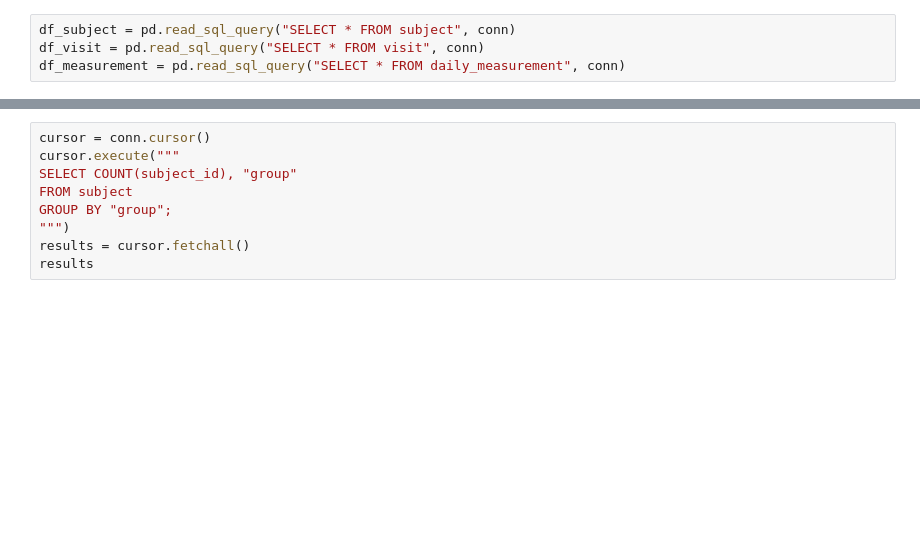
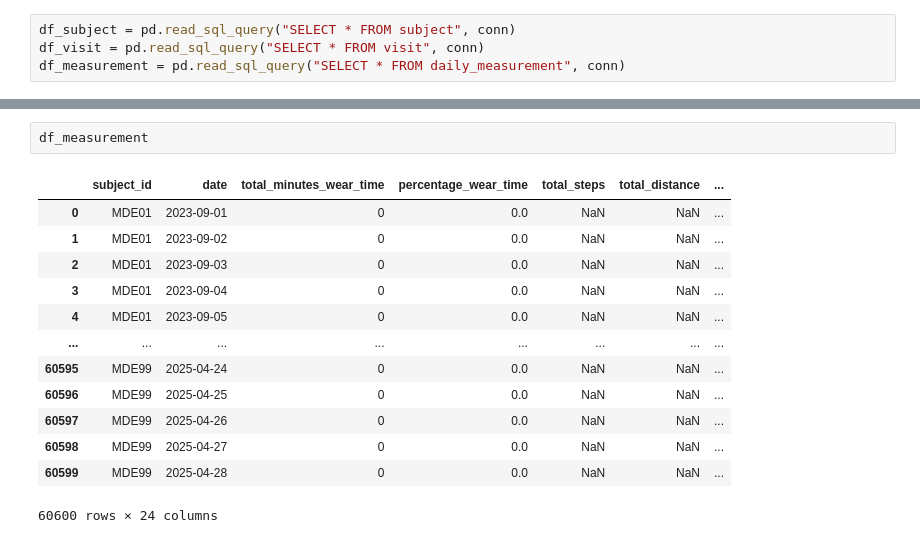
Before and after one commit to OHNLP/activity_tracker, a Jupyter notebook: notebooks/analysis.ipynb, the cells around one changed output, grey strips where cells are left out. Cells and saved outputs as stored; diff of their text form; blank space fills up the shorter version.

```diff
--- a/notebooks/analysis.ipynb
+++ b/notebooks/analysis.ipynb
@@ -79,9 +114,16 @@ plt.show()
-# %%
-cursor = conn.cursor()
-cursor.execute("""
-SELECT COUNT(subject_id), "group"
-FROM subject
-GROUP BY "group";
-""")
-results = cursor.fetchall()
-results
+# %%
+df_measurement
+# %% [output]
+|  | subject_id | date | total_minutes_wear_time | percentage_wear_time | total_steps | total_distance | ... |
+| 0 | MDE01 | 2023-09-01 | 0 | 0.0 | NaN | NaN | ... |
+| 1 | MDE01 | 2023-09-02 | 0 | 0.0 | NaN | NaN | ... |
+| 2 | MDE01 | 2023-09-03 | 0 | 0.0 | NaN | NaN | ... |
+| 3 | MDE01 | 2023-09-04 | 0 | 0.0 | NaN | NaN | ... |
+| 4 | MDE01 | 2023-09-05 | 0 | 0.0 | NaN | NaN | ... |
+| ... | ... | ... | ... | ... | ... | ... | ... |
+| 60595 | MDE99 | 2025-04-24 | 0 | 0.0 | NaN | NaN | ... |
+| 60596 | MDE99 | 2025-04-25 | 0 | 0.0 | NaN | NaN | ... |
+| 60597 | MDE99 | 2025-04-26 | 0 | 0.0 | NaN | NaN | ... |
+| 60598 | MDE99 | 2025-04-27 | 0 | 0.0 | NaN | NaN | ... |
+| 60599 | MDE99 | 2025-04-28 | 0 | 0.0 | NaN | NaN | ... |
+60600 rows × 24 columns
```
Also changed, not shown: parts of 8 cells of this notebook.
